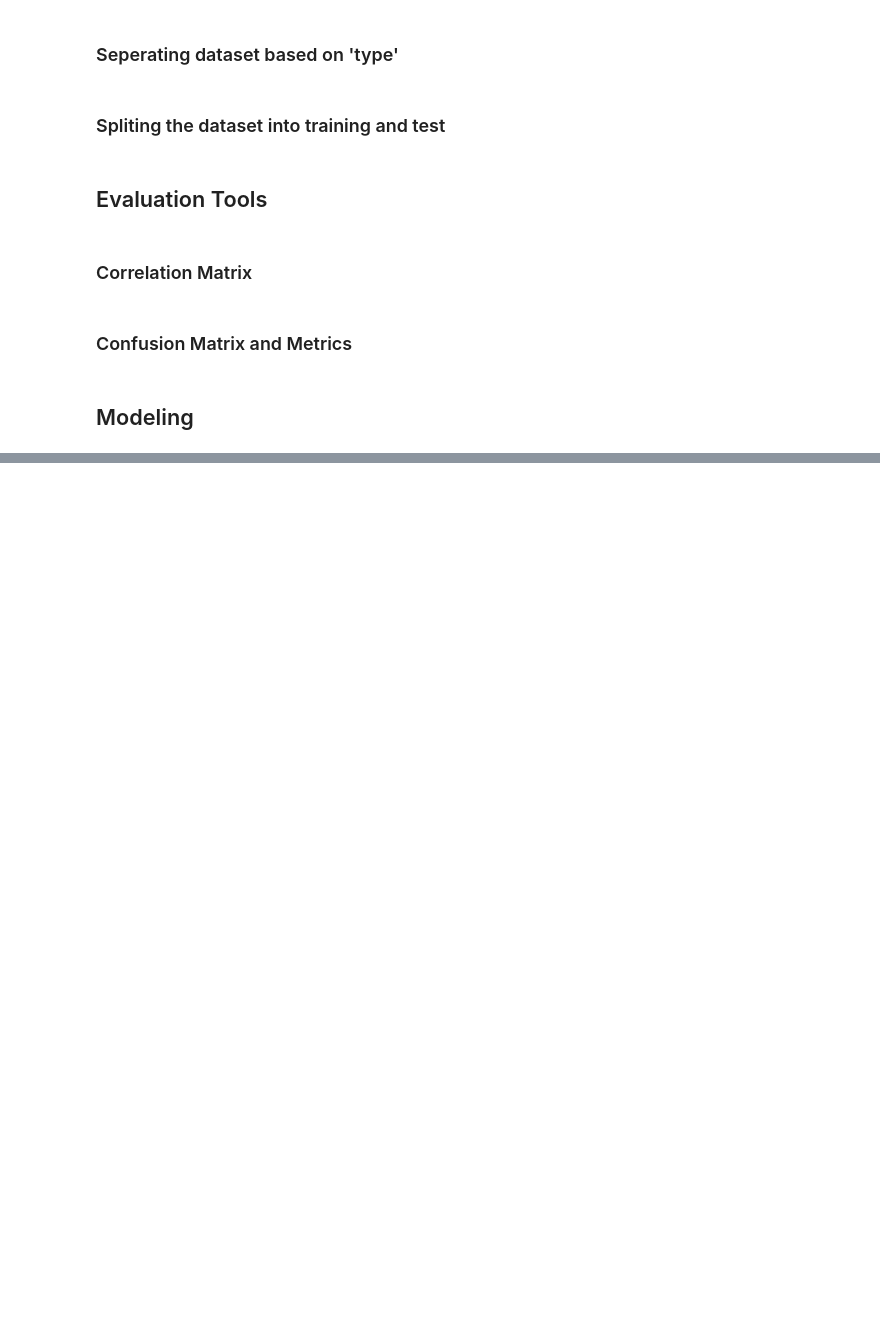
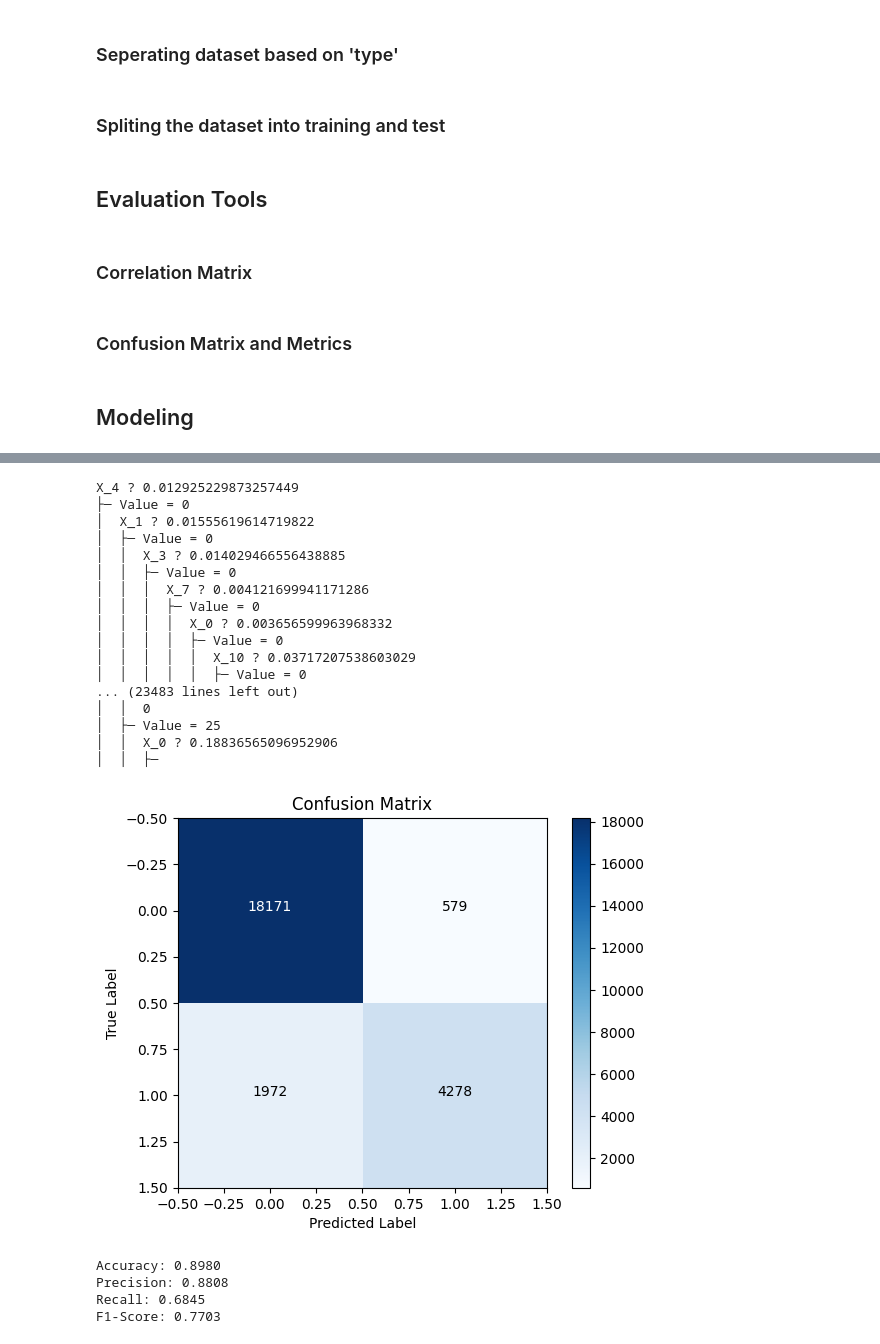
Before and after one commit to Arshiagosh/Online-Fraud-Transaction-Detection, a Jupyter notebook: main.ipynb, the cells around one changed output, grey strips where cells are left out. Saved outputs shown, nothing was run; the diff lists cells and outputs as text; code cells hidden in the pictures; blank space fills up the shorter version.

```diff
--- a/main.ipynb
+++ b/main.ipynb
@@ -105,16 +102,17 @@ One-hot encoding is used to convert categorical data into a format that can be p
 # %%
 # Define a function for one-hot encoding
 def one_hot_encode(df):
+    df_new = df.copy()
     # Get the 'type' column
-    types = df['type']
+    types = df_new['type']
     # Get unique types
     unique_types = sorted(set(types))
     # Create one-hot encoded columns
     for t in unique_types:
-        df[t] = (types == t).astype(int)
+        df_new[t] = (types == t).astype(int)
     # Drop the original 'type' column
-    df.drop('type', axis=1, inplace=True)
-    return df
+    df_new.drop('type', axis=1, inplace=True)
+    return df_new
 # %% [markdown]
 ### Discretization
 To discretize continuous inputs or inputs with a large range of numerical values, we can divide the range from minimum to maximum values in the training set into equally spaced intervals and consider two extra intervals for values less than the minimum and greater than the maximum.
@@ -335,0 +312,6 @@ F1-Score: 0.9396
+# %%
+df_oneHot = one_hot_encode(df)
+df_oneHot = equal_width_binning(df_oneHot, n_bins=1000,
+                                column_to_ignore=['isFraud','CASH_IN',
+                                                  'CASH_OUT','DEBIT',
+                                                  'PAYMENT','TRANSFER'])
@@ -335,0 +327,32 @@ F1-Score: 0.9396
+# %%
+X_train, X_test, y_train, y_test = split_data(df_oneHot, test_size=0.25, pos_ratio=0.25)
+# %%
+classifier = DecisionTree(min_samples_split=2, max_depth=10, mode='gini')
+classifier.fit(X_train.values,y_train.values.reshape(-1,1))
+classifier.print_tree()
+y_pred = classifier.predict(X_test.values)
+y_pred = [0 if x is None else x for x in y_pred]
+print_eval(y_pred, y_test)
+# %% [output]
+X_4 ? 0.012925229873257449
+├─ Value = 0
+│  X_1 ? 0.01555619614719822
+│  ├─ Value = 0
+│  │  X_3 ? 0.014029466556438885
+│  │  ├─ Value = 0
+│  │  │  X_7 ? 0.004121699941171286
+│  │  │  ├─ Value = 0
+│  │  │  │  X_0 ? 0.003656599963968332
+│  │  │  │  ├─ Value = 0
+│  │  │  │  │  X_10 ? 0.03717207538603029
+│  │  │  │  │  ├─ Value = 0
+... (23483 lines left out)
+│  │  0
+│  ├─ Value = 25
+│  │  X_0 ? 0.18836565096952906
+│  │  ├─
+[figure, added]
+Accuracy: 0.8980
+Precision: 0.8808
+Recall: 0.6845
+F1-Score: 0.7703
```
Also changed, not shown: parts of 42 cells of this notebook, 1 other file.
